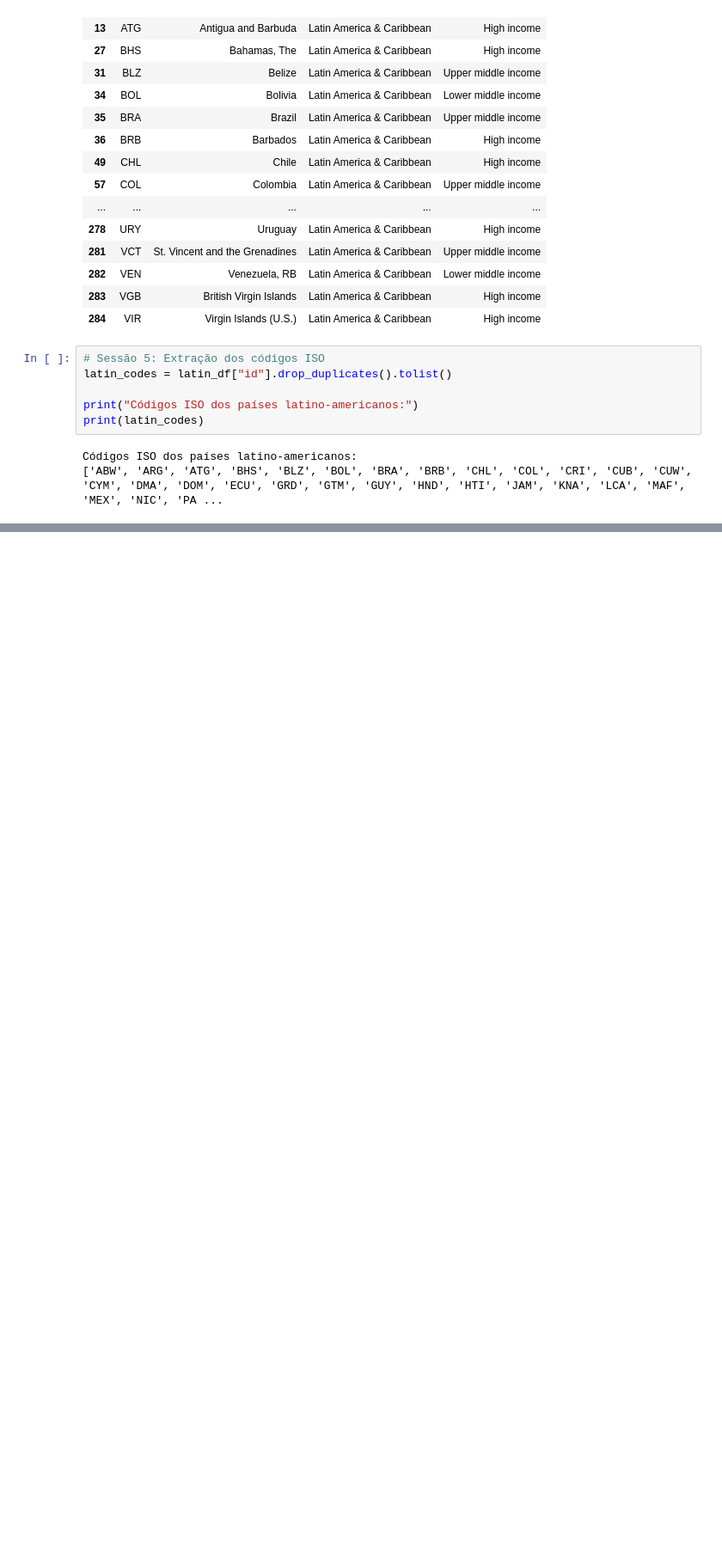
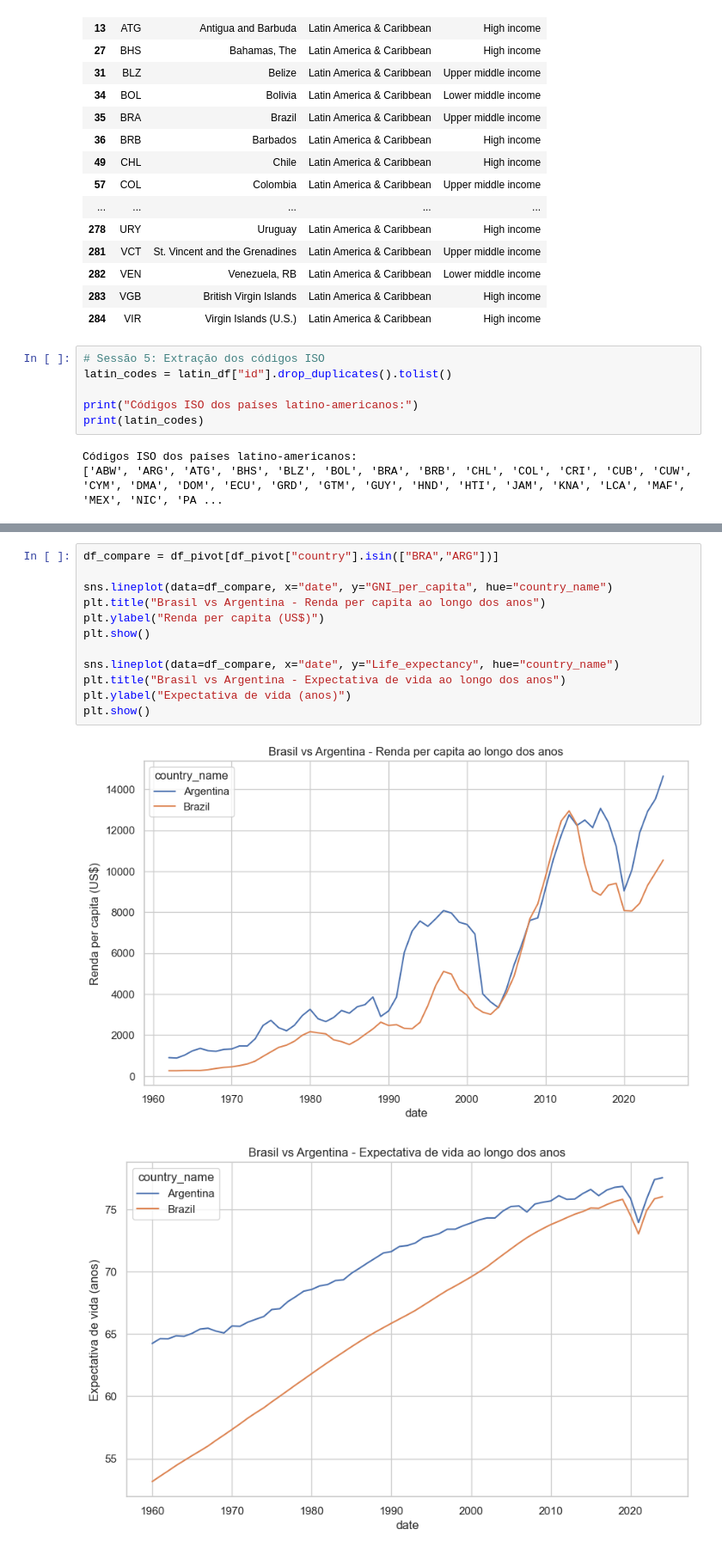
Before and after one commit to Tanus-Henrique/pos_cesar, a Jupyter notebook: 2 - Data Analysis and Visualization/class_2_exercise.ipynb, the cells around one changed output, grey strips where cells are left out. Shown at 86% size. Drawn from its saved outputs; the diff is of its cells as text; blank space fills up the shorter version.

```diff
--- a/2 - Data Analysis and Visualization/class_2_exercise.ipynb
+++ b/2 - Data Analysis and Visualization/class_2_exercise.ipynb
@@ -192,0 +295,15 @@ KeyboardInterrupt:
+# %%
+df_compare = df_pivot[df_pivot["country"].isin(["BRA","ARG"])]
+
+sns.lineplot(data=df_compare, x="date", y="GNI_per_capita", hue="country_name")
+plt.title("Brasil vs Argentina - Renda per capita ao longo dos anos")
+plt.ylabel("Renda per capita (US$)")
+plt.show()
+
+sns.lineplot(data=df_compare, x="date", y="Life_expectancy", hue="country_name")
+plt.title("Brasil vs Argentina - Expectativa de vida ao longo dos anos")
+plt.ylabel("Expectativa de vida (anos)")
+plt.show()
+# %% [output]
+[figure, added]
+[figure, added]
```
Also changed, not shown: parts of 20 cells of this notebook.
